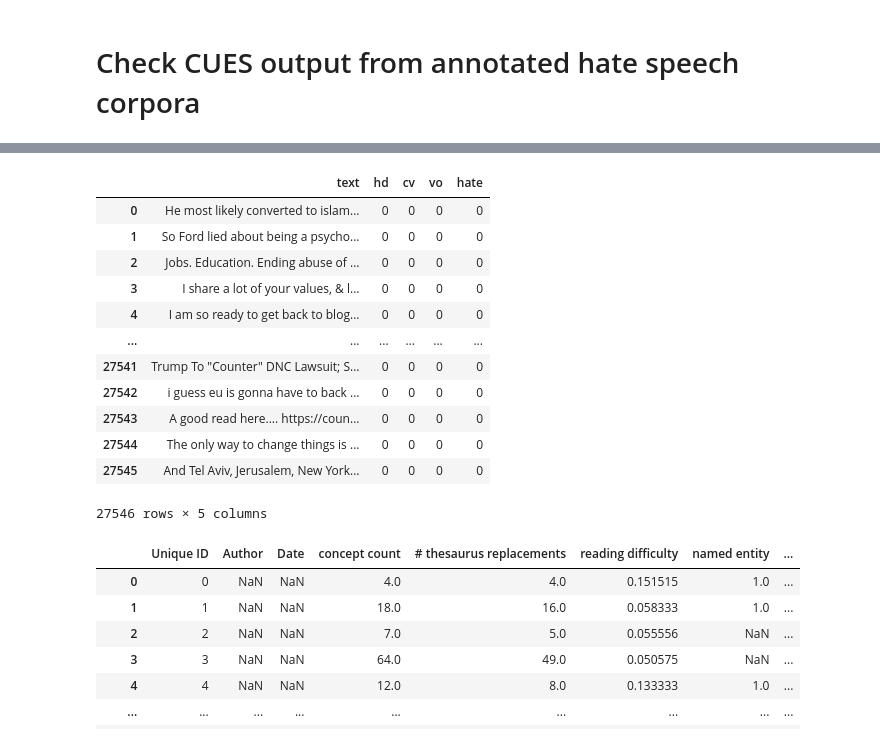
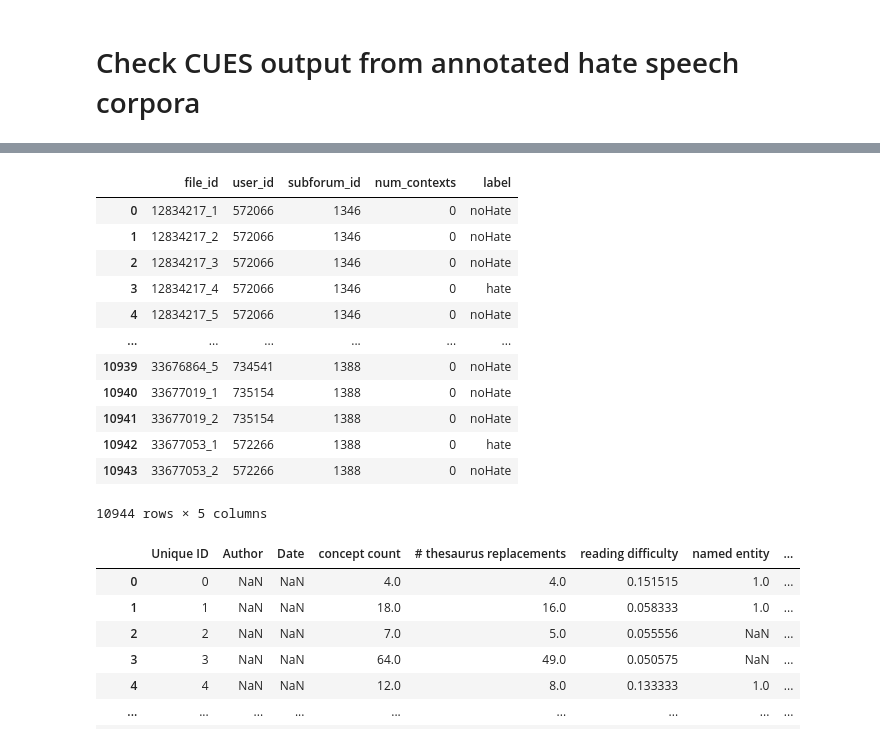
Before and after one commit to michaelmilleryoder/hate_speech_rhetoric, a Jupyter notebook: jupyter/netmapper_cues.ipynb, the cells around one changed output, grey strips where cells are left out. Cells and saved outputs as stored; diff of their text form; code cells hidden in the pictures.

```diff
--- a/jupyter/netmapper_cues.ipynb
+++ b/jupyter/netmapper_cues.ipynb
@@ -26,25 +92,32 @@ cues
 # %%
 # Merge in hate column
-gabhate_dirpath = '/storage2/mamille3/data/hate_speech/gab_hate_corpus/'
-train = pd.read_csv(os.path.join(gabhate_dirpath, 'ghc_train.tsv'), sep='\t')
-test = pd.read_csv(os.path.join(gabhate_dirpath, 'ghc_test.tsv'), sep='\t')
-ghc = pd.concat([train, test], ignore_index=True)
-ghc['hate'] = ghc.hd | ghc.cv | ghc.vo
-ghc
+
+# de Gibert+2019 Stormfront data
+annotations_fpath = '/storage2/mamille3/data/hate_speech/degibert2019/annotations_metadata.csv'
+annotations = pd.read_csv(annotations_fpath)
+annotations
+
+# Gab Hate Corpus
+# gabhate_dirpath = '/storage2/mamille3/data/hate_speech/gab_hate_corpus/'
+# train = pd.read_csv(os.path.join(gabhate_dirpath, 'ghc_train.tsv'), sep='\t')
+# test = pd.read_csv(os.path.join(gabhate_dirpath, 'ghc_test.tsv'), sep='\t')
+# ghc = pd.concat([train, test], ignore_index=True)
+# ghc['hate'] = ghc.hd | ghc.cv | ghc.vo
+# ghc
 # %% [output]
-|  | text | hd | cv | vo | hate |
-| 0 | He most likely converted to islam... | 0 | 0 | 0 | 0 |
-| 1 | So Ford lied about being a psycho... | 0 | 0 | 0 | 0 |
-| 2 | Jobs. Education. Ending abuse of ... | 0 | 0 | 0 | 0 |
-| 3 | I share a lot of your values, & l... | 0 | 0 | 0 | 0 |
-| 4 | I am so ready to get back to blog... | 0 | 0 | 0 | 0 |
+|  | file_id | user_id | subforum_id | num_contexts | label |
+| 0 | 12834217_1 | 572066 | 1346 | 0 | noHate |
+| 1 | 12834217_2 | 572066 | 1346 | 0 | noHate |
+| 2 | 12834217_3 | 572066 | 1346 | 0 | noHate |
+| 3 | 12834217_4 | 572066 | 1346 | 0 | hate |
+| 4 | 12834217_5 | 572066 | 1346 | 0 | noHate |
 | ... | ... | ... | ... | ... | ... |
-| 27541 | Trump To "Counter" DNC Lawsuit; S... | 0 | 0 | 0 | 0 |
-| 27542 | i guess eu is gonna have to back ... | 0 | 0 | 0 | 0 |
-| 27543 | A good read here.... https://coun... | 0 | 0 | 0 | 0 |
-| 27544 | The only way to change things is ... | 0 | 0 | 0 | 0 |
-| 27545 | And Tel Aviv, Jerusalem, New York... | 0 | 0 | 0 | 0 |
+| 10939 | 33676864_5 | 734541 | 1388 | 0 | noHate |
+| 10940 | 33677019_1 | 735154 | 1388 | 0 | noHate |
+| 10941 | 33677019_2 | 735154 | 1388 | 0 | noHate |
+| 10942 | 33677053_1 | 572266 | 1388 | 0 | hate |
+| 10943 | 33677053_2 | 572266 | 1388 | 0 | noHate |
-27546 rows × 5 columns
+10944 rows × 5 columns
 # %%
 cues['hate'] = ghc['hate']
 cues
```
Also changed, not shown: parts of 10 cells of this notebook, 1 other file.
